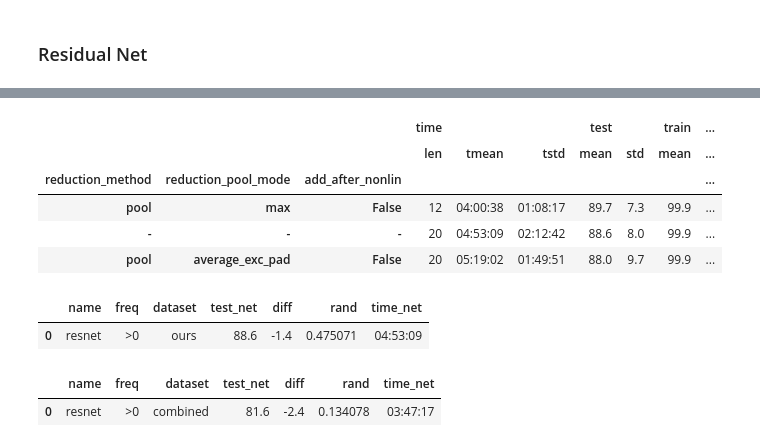
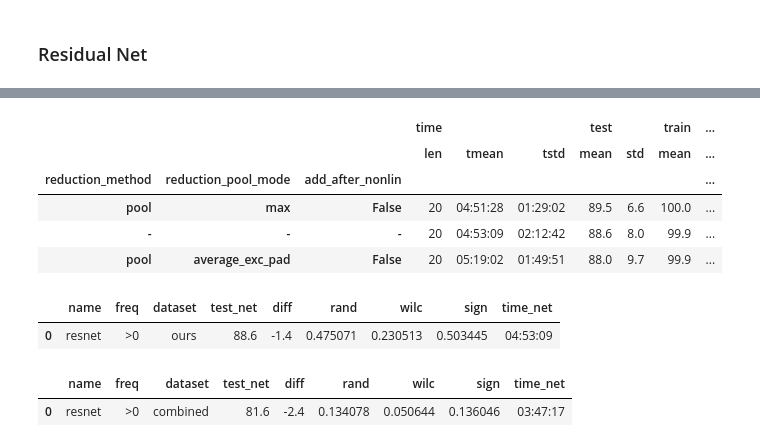
Before and after one commit to robintibor/braindevel, a Jupyter notebook: braindecode/notebooks/results/Final_Comparison.ipynb, the cells around one changed output, grey strips where cells are left out. Drawn from its saved outputs; the diff is of its cells as text; code cells hidden in the pictures.

```diff
--- a/braindecode/notebooks/results/Final_Comparison.ipynb
+++ b/braindecode/notebooks/results/Final_Comparison.ipynb
@@ -157,10 +157,10 @@ df_deep_epo_bcic = load_data_frame('data/models/paper/bci-competition/epo/deep4/
 df_shallow_epo_ours = load_data_frame('data/models/paper/ours/epo/shallow//', shorten_headers=False)
 df_shallow_epo_bcic = load_data_frame('data/models/paper/bci-competition/epo/shallow//', shorten_headers=False)
 # %%
-only_clean_sets = True
+only_clean_sets = False
 
 def clean_datasets(df):
-    unclean_names = ['AnWe', 'SvMu']
+    unclean_names = ['AnWe', 'SvMu', 'OlIl']
     for name in unclean_names:
         df = df[np.logical_not(df.dataset_filename.str.contains(name))]
     return df
@@ -1216,6 +1212,8 @@ compare_csp_net(df_resnet_bcic,
 # %%
 df_resnet_ours = load_data_frame('data/models/paper/ours/cnt/resnet/', params=dict(whisker_percent=None),
                             shorten_headers=False)
+if only_clean_sets:
+    df_resnet_ours = clean_datasets(df_resnet_ours)
 df_resnet_ours = df_resnet_ours[df_resnet_ours.nonlinearity != '-']
 df_resnet_ours = df_resnet_ours[df_resnet_ours.split_first_layer == True]
 #df_resnet_ours = df_resnet_ours[df_resnet_ours.reduction_method == '-']
@@ -1227,16 +1225,19 @@ averaged_frame
 |  |  |  | time |  |  | test |  | train | ... |
 |  |  |  | len | tmean | tstd | mean | std | mean | ... |
 | reduction_method | reduction_pool_mode | add_after_nonlin |  |  |  |  |  |  | ... |
-| pool | max | False | 12 | 04:00:38 | 01:08:17 | 89.7 | 7.3 | 99.9 | ... |
+| pool | max | False | 20 | 04:51:28 | 01:29:02 | 89.5 | 6.6 | 100.0 | ... |
 | - | - | - | 20 | 04:53:09 | 02:12:42 | 88.6 | 8.0 | 99.9 | ... |
 | pool | average_exc_pad | False | 20 | 05:19:02 | 01:49:51 | 88.0 | 9.7 | 99.9 | ... |
 # %%
+df_resnet_ours = df_resnet_ours[df_resnet_ours.reduction_pool_mode == '-']
+df_resnet_ours = df_resnet_ours[df_resnet_ours.add_after_nonlin == '-']
+
 compare_csp_net(df_resnet_ours,
                 tied_loss(deep_5_new_default(above_0(elu_deep_5(df_deep_cnt_ours)))),
                 'resnet','>0','ours')
 # %% [output]
-|  | name | freq | dataset | test_net | diff | rand | time_net |
-| 0 | resnet | >0 | ours | 88.6 | -1.4 | 0.475071 | 04:53:09 |
+|  | name | freq | dataset | test_net | diff | rand | wilc | sign | time_net |
+| 0 | resnet | >0 | ours | 88.6 | -1.4 | 0.475071 | 0.230513 | 0.503445 | 04:53:09 |
 # %%
 compare_csp_net(pd.concat((df_resnet_bcic,df_resnet_ours)),
                 pd.concat((
@@ -1244,5 +1245,5 @@ compare_csp_net(pd.concat((df_resnet_bcic,df_resnet_ours)),
             tied_loss(deep_5_new_default(above_0(elu_deep_5(df_deep_cnt_ours)))))),
                 'resnet','>0','combined')
 # %% [output]
-|  | name | freq | dataset | test_net | diff | rand | time_net |
-| 0 | resnet | >0 | combined | 81.6 | -2.4 | 0.134078 | 03:47:17 |
+|  | name | freq | dataset | test_net | diff | rand | wilc | sign | time_net |
+| 0 | resnet | >0 | combined | 81.6 | -2.4 | 0.134078 | 0.050644 | 0.136046 | 03:47:17 |
```
Also changed, not shown: parts of 7 cells of this notebook, 1 other file.
